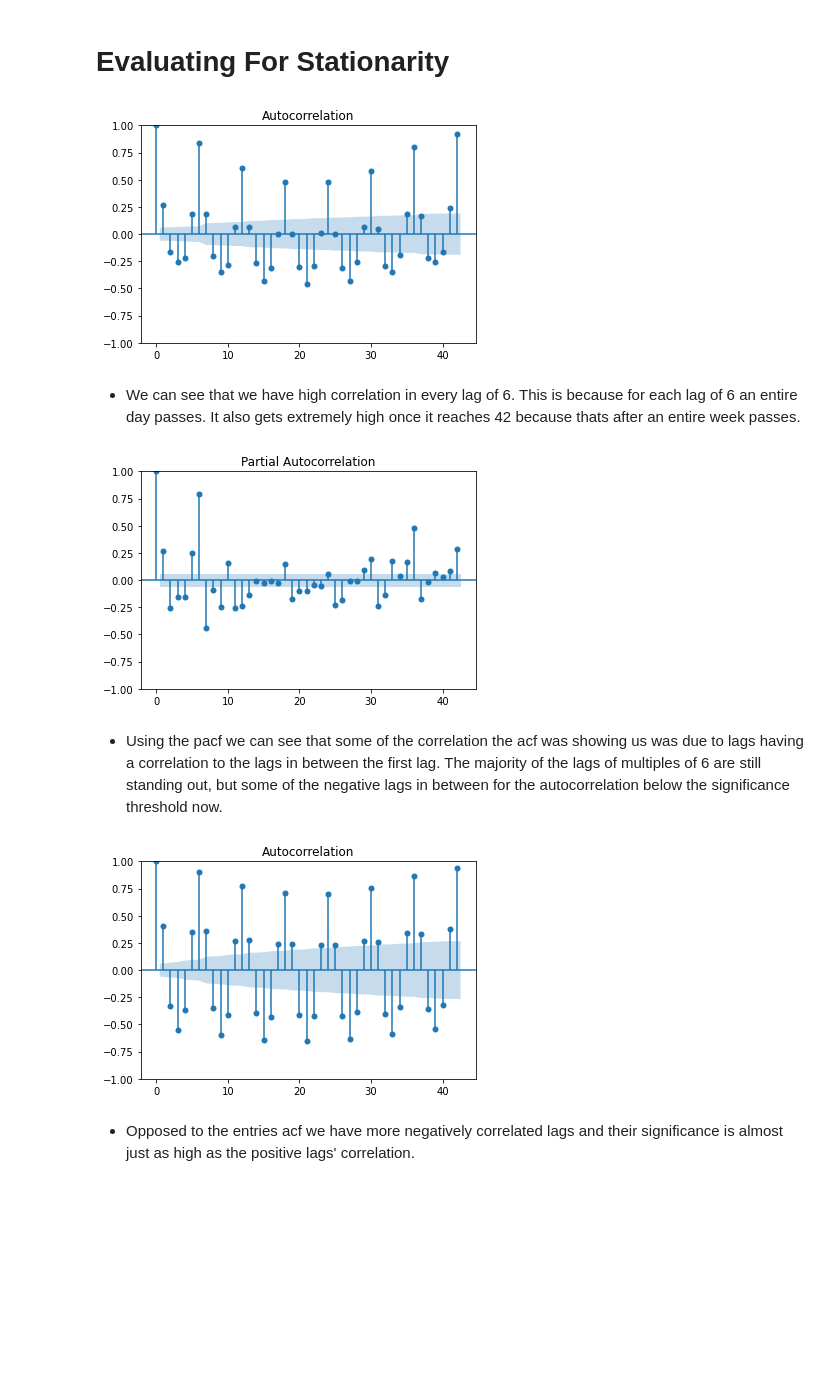
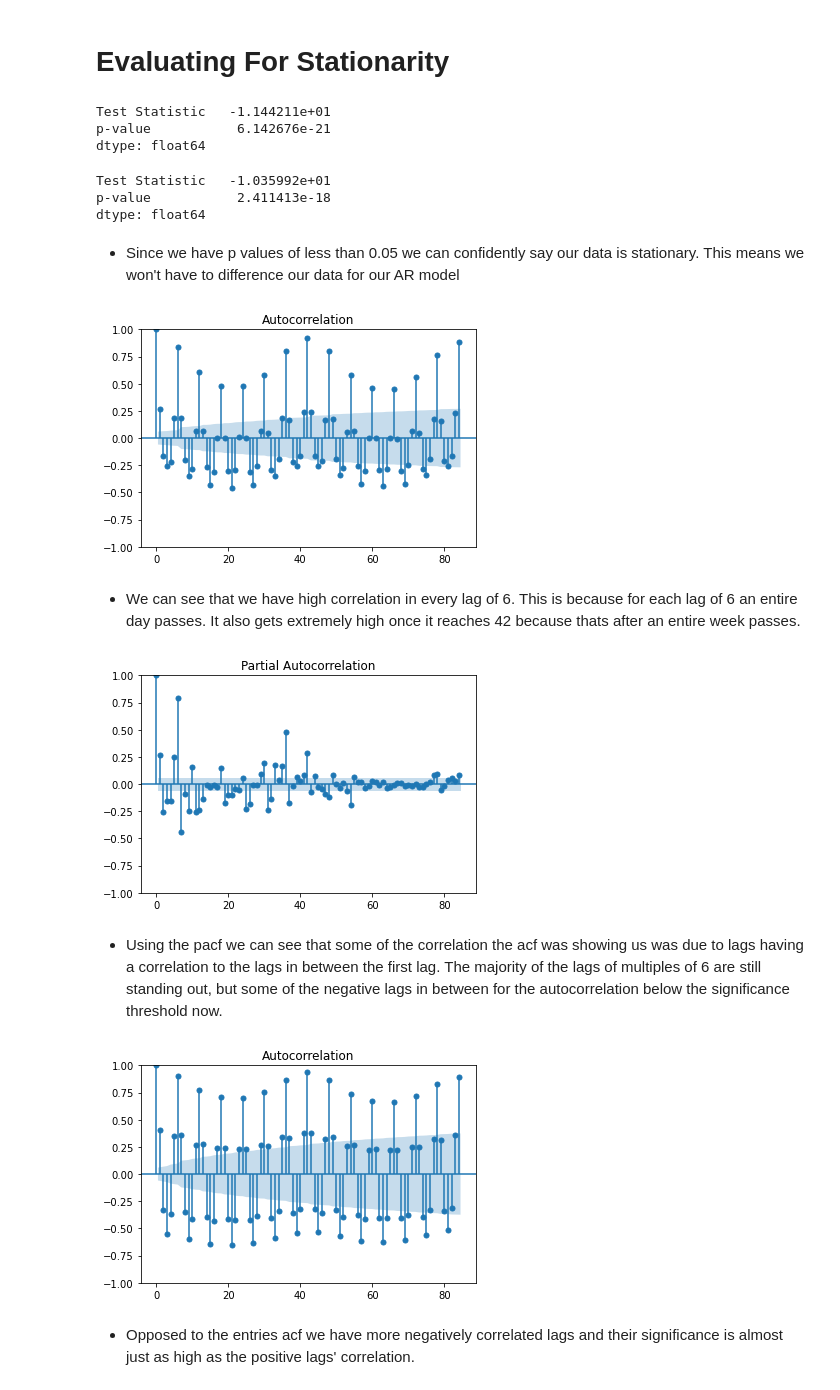
Before and after one commit to lmarett8/nyc_subway_traffic, a Jupyter notebook: notebooks/04_Preprocessing_Modeling.ipynb, the cells around one changed output. Drawn from its saved outputs; the diff is of its cells as text; code cells hidden in the pictures; blank space fills up the shorter version.

```diff
--- a/notebooks/04_Preprocessing_Modeling.ipynb
+++ b/notebooks/04_Preprocessing_Modeling.ipynb
@@ -123,19 +143,33 @@ plot_series(df_weekly, cols = ['entries', 'exits'], title = 'Entries and Exits E
+# %%
+interpret_dftest(adfuller(df['entries']))
+# %% [output]
+Test Statistic   -1.144211e+01
+p-value           6.142676e-21
+dtype: float64
+# %%
+interpret_dftest(adfuller(df['exits']))
+# %% [output]
+Test Statistic   -1.035992e+01
+p-value           2.411413e-18
+dtype: float64
+# %% [markdown]
+- Since we have p values of less than 0.05 we can confidently say our data is stationary. This means we won't have to difference our data for our AR model
 # %%
-plot_acf(df['entries'], lags = 42);
+plot_acf(df['entries'], lags = 84);
 # %% [output]
-[figure, old version]
+[figure, new version]
 # %% [markdown]
 - We can see that we have high correlation in every lag of 6. This is because for each lag of 6 an entire day passes. It also gets extremely high once it reaches 42 because thats after an entire week passes.
 # %%
-plot_pacf(df['entries'], lags = 42, method = 'ywm');
+plot_pacf(df['entries'], lags = 84, method = 'ywm');
 # %% [output]
-[figure, old version]
+[figure, new version]
 # %% [markdown]
  - Using the pacf we can see that some of the correlation the acf was showing us was due to lags having a correlation to the lags in between the first lag. The majority of the lags of multiples of 6 are still standing out, but some of the negative lags in between for the autocorrelation below the significance threshold now.
 # %%
-plot_acf(df['exits'], lags = 42);
+plot_acf(df['exits'], lags = 84);
 # %% [output]
-[figure, old version]
+[figure, new version]
 # %% [markdown]
 - Opposed to the entries acf we have more negatively correlated lags and their significance is almost just as high as the positive lags' correlation.
 # %%
```
Also changed, not shown: parts of 29 cells of this notebook, 1 other file.
